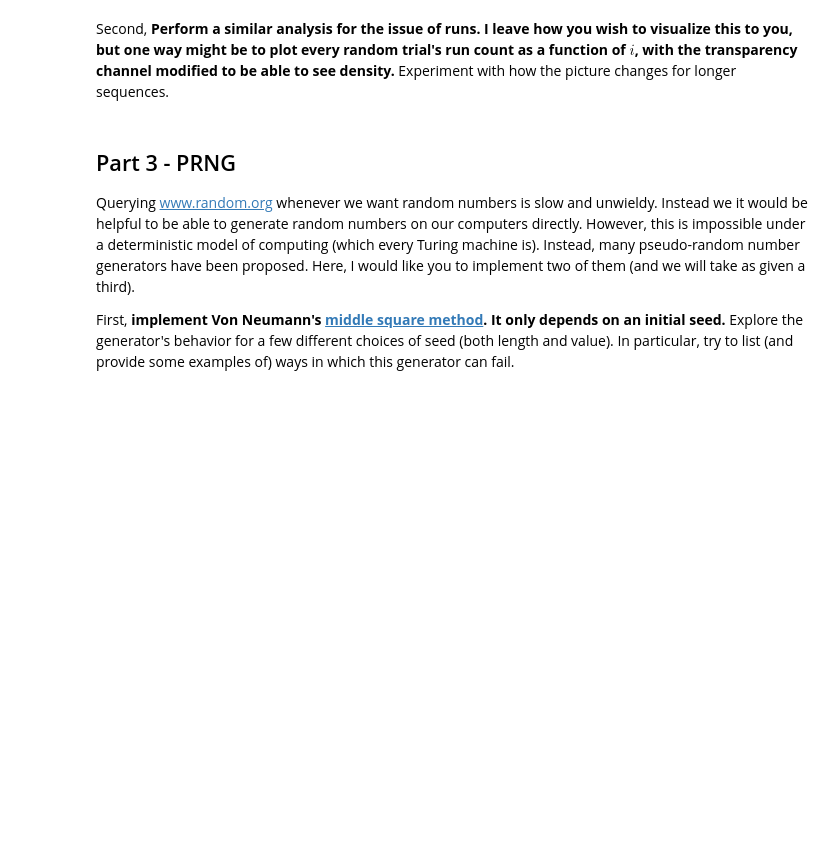
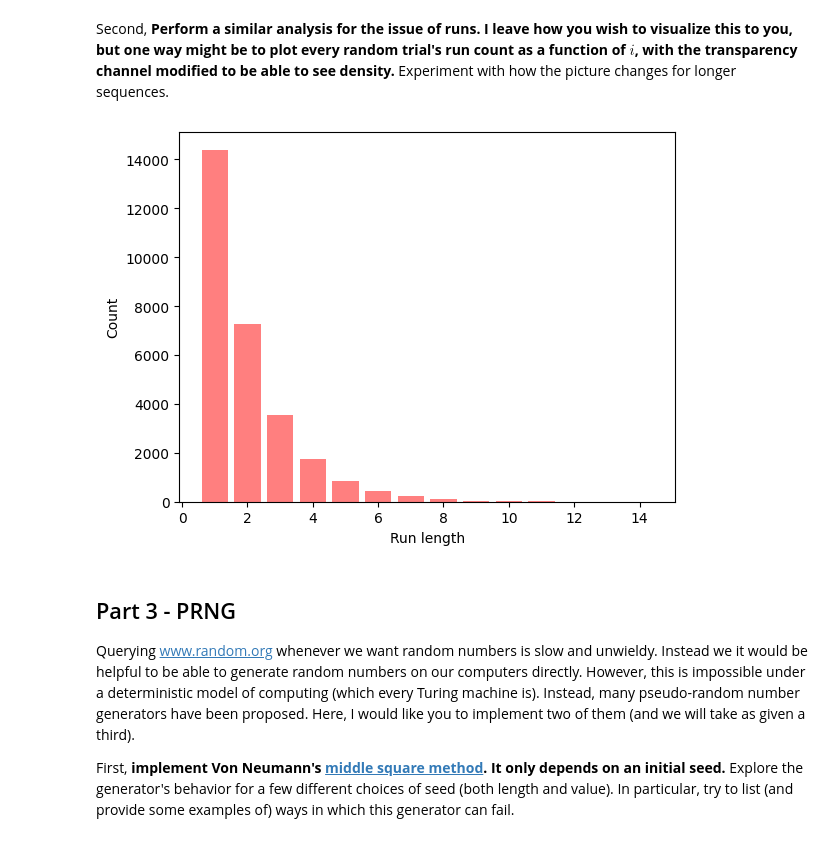
Before and after one commit to cake-dev/InfoRandoClass, a Jupyter notebook: computing_assignment_1/ComputingAssignment1.ipynb, the cells around one changed output. Cells and saved outputs as stored; diff of their text form; code cells hidden in the pictures; blank space fills up the shorter version.

```diff
--- a/computing_assignment_1/ComputingAssignment1.ipynb
+++ b/computing_assignment_1/ComputingAssignment1.ipynb
@@ -153,6 +142,29 @@ plt.show()
 Second, **Perform a similar analysis for the issue of runs.  I leave how you wish to visualize this to you, but one way might be to plot every random trial's run count as a function of $i$, with the transparency channel modified to be able to see density.**  Experiment with how the picture changes for longer sequences.
 # %%
 # TODO
+# observe the distribution of runs of ones in the sequence / chunks
+
+def count_runs_observed_chunks(chunks):
+    run_counts = {}
+    for chunk in chunks:
+        chunk_run_counts = count_runs_observed(chunk)
+        for run_length, count in chunk_run_counts.items():
+            if run_length in run_counts:
+                run_counts[run_length] += count
+            else:
+                run_counts[run_length] = count
+    return run_counts
+
+run_counts = count_runs_observed_chunks(chunks)
+
+for i in range(1,len(run_counts.keys()) + 1):
+    plt.bar(i, run_counts[i], alpha=0.5, color='red')
+    plt.xlabel('Run length')
+    plt.ylabel('Count')
+    # log y
+    # plt.yscale('log')
+# %% [output]
+[figure, added]
 # %% [markdown]
 ## Part 3 - PRNG
 Querying www.random.org whenever we want random numbers is slow and unwieldy.  Instead we it would be helpful to be able to generate random numbers on our computers directly.  However, this is impossible under a deterministic model of computing (which every Turing machine is).  Instead, many pseudo-random number generators have been proposed.  Here, I would like you to implement two of them (and we will take as given a third).
```
Also changed, not shown: parts of 14 cells of this notebook, 3 other files.
